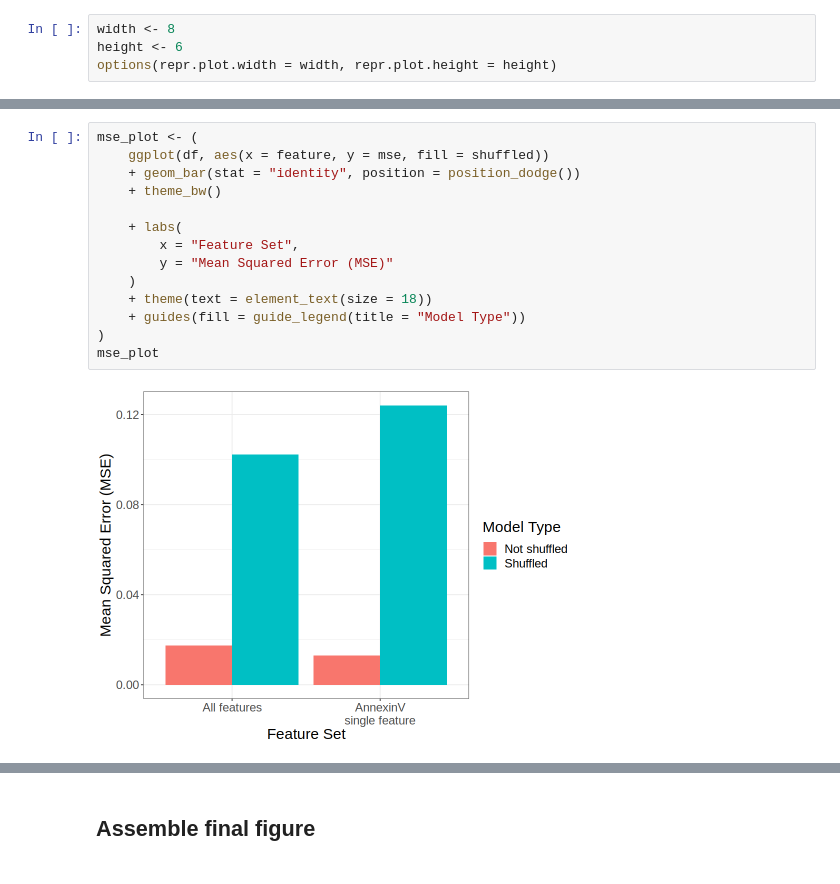
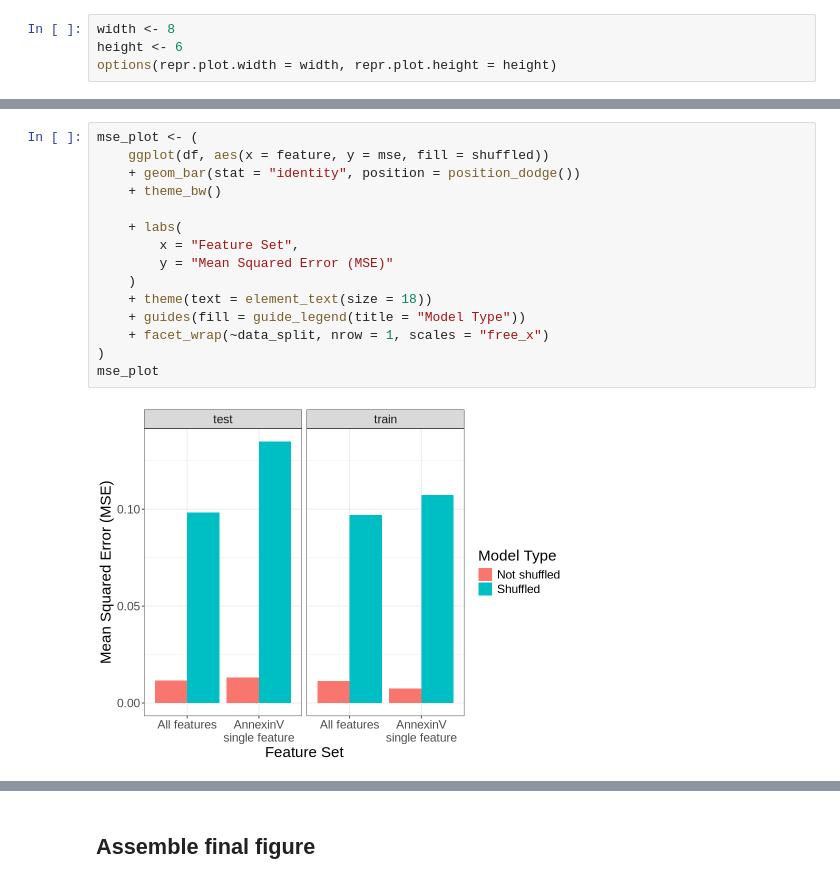
Before and after one commit to WayScience/live_cell_timelapse_apoptosis_analysis, a Jupyter notebook: 5.bulk_timelapse_model/notebooks/5.plot_model_peformances.ipynb, the cells around one changed output, grey strips where cells are left out. Cells and saved outputs as stored; diff of their text form.

```diff
--- a/5.bulk_timelapse_model/notebooks/5.plot_model_peformances.ipynb
+++ b/5.bulk_timelapse_model/notebooks/5.plot_model_peformances.ipynb
@@ -26,19 +42,20 @@ options(repr.plot.width = width, repr.plot.height = height)
 # %%
 mse_plot <- (
     ggplot(df, aes(x = feature, y = mse, fill = shuffled))
     + geom_bar(stat = "identity", position = position_dodge())
     + theme_bw()
 
     + labs(
         x = "Feature Set",
         y = "Mean Squared Error (MSE)"
     )
     + theme(text = element_text(size = 18))
     + guides(fill = guide_legend(title = "Model Type"))
+    + facet_wrap(~data_split, nrow = 1, scales = "free_x")
 )
 mse_plot
 # %% [output]
-[figure, old version]
+[figure, new version]
 # %%
 r2_plot <- (
     ggplot(df, aes(x = feature, y = r2, fill = shuffled))
```
Also changed, not shown: parts of 3 cells of this notebook, 7 other files.
